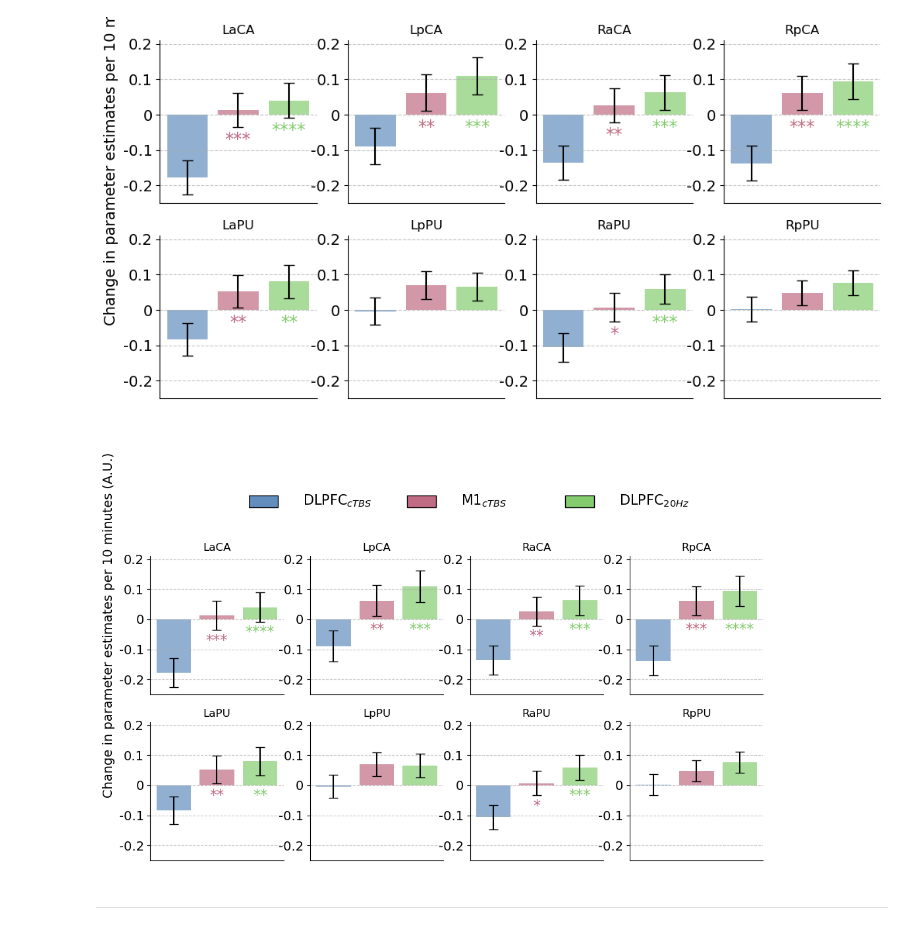
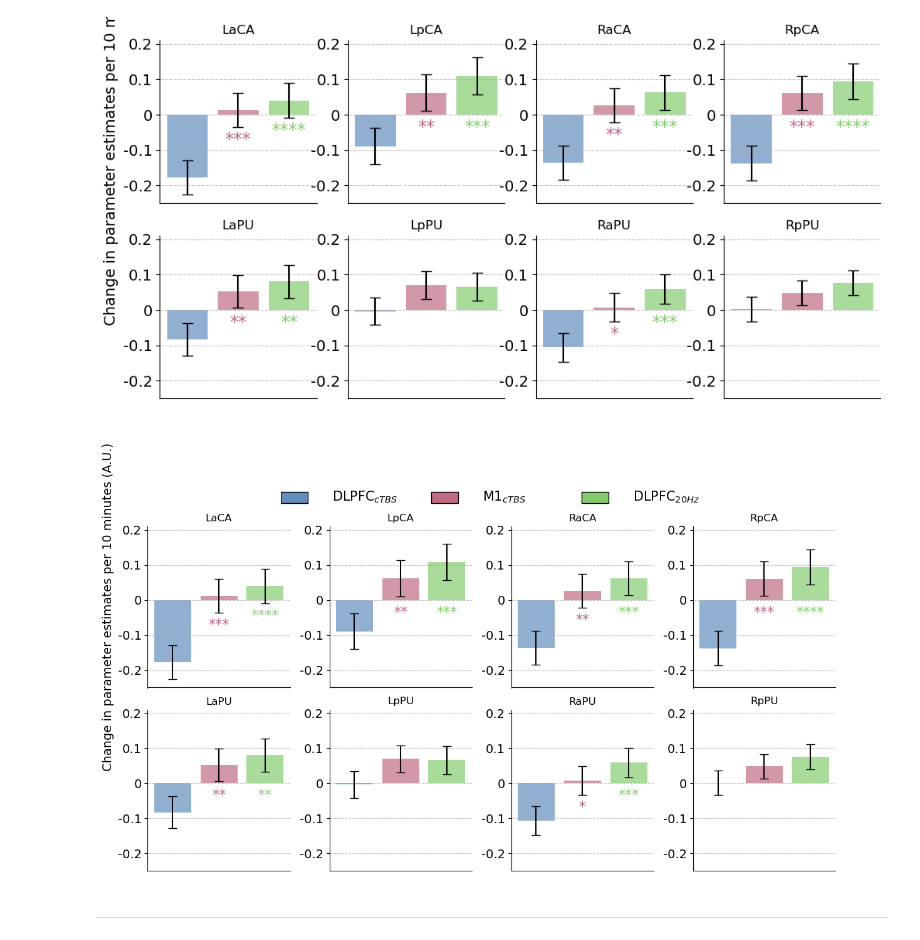
Before and after one commit to psb629/CommonLab, a Jupyter notebook: GP/scripts/fMRI.fig.3ii.ipynb, the cells around one changed output. Saved outputs shown, nothing was run; the diff lists cells and outputs as text; code cells hidden in the pictures.

```diff
--- a/GP/scripts/fMRI.fig.3ii.ipynb
+++ b/GP/scripts/fMRI.fig.3ii.ipynb
@@ -259,26 +259,27 @@ fig
 # %%
 ### legend
 nax = fig.add_axes([0.25, 1, .8, 0.2])
 
 for ii, group in enumerate(list_group[1:]):
     if group == 'DLPFC_cTBS':
         gg = 'DLPFC$_{cTBS}$'
     elif group == 'M1_cTBS':
         gg = 'M1$_{cTBS}$'
     elif group == 'DLPFC_20Hz':
         gg = 'DLPFC$_{20Hz}$'
 
     rgb = cmap(ii+1)
     dx = 0.25*ii
     x, y = 0 + dx, 0.02
     w, h = 0.045, 0.15
     nax.add_patch(Rectangle((x,y),w , h, facecolor=rgb, edgecolor='k'))
     nax.text(x+.085, 0, gg, fontsize=15, horizontalalignment='left', verticalalignment='bottom')
 
 nax.axis('off')
+fig.tight_layout()
 fig
 # %% [output]
-[figure, old version]
+[figure, new version]
 # %%
 fig.savefig(
     join(dir_home, 'Github/labs/GP/results/fig.3ii.png')
```
Also changed, not shown: 1 other file.
